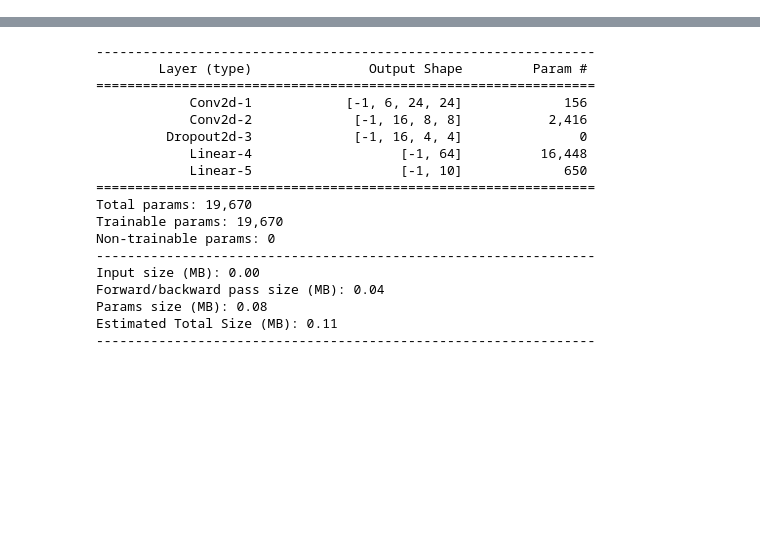
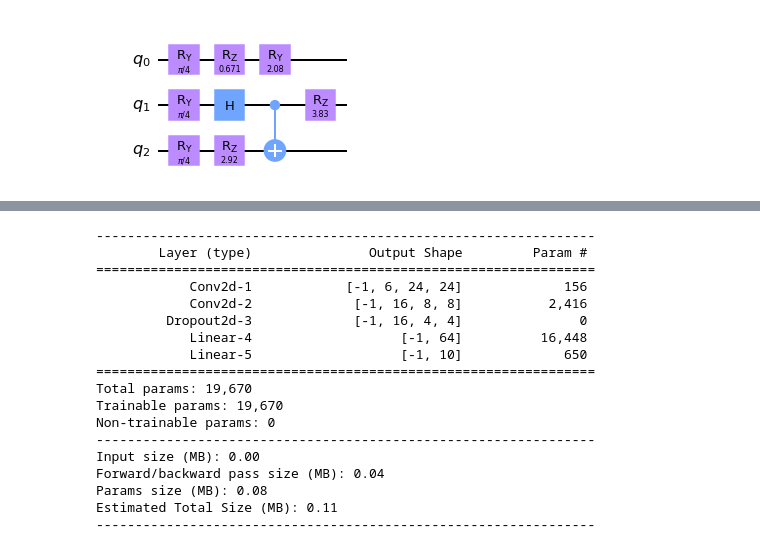
Before and after one commit to yh08037/quantum-neural-network, a Jupyter notebook: model2-conv/conv-dohun.ipynb, the cells around one changed output, grey strips where cells are left out. Saved outputs shown, nothing was run; the diff lists cells and outputs as text; code cells hidden in the pictures; blank space fills up the shorter version.

Commit message:
added generate_random_circuit() function

```diff
--- a/model2-conv/conv-dohun.ipynb
+++ b/model2-conv/conv-dohun.ipynb
@@ -16,3 +19,46 @@ from qiskit.visualization import *
+# %%
+def generate_random_circuit(circ, n_qubit, depth):
+
+    for i in range(n_qubit):
+        circ.ry(np.pi/4, i)
+
+    for d in range(depth):
+        # add random single qubit gates
+        for qubit in range(n_qubit):
+            random_n   = np.random.randint(0, 8)
+            random_rot = np.random.uniform(0, 2*np.pi)
+
+            if random_n == 0:
+                circ.rx(random_rot, qubit)
+            elif random_n == 1:
+                circ.ry(random_rot, qubit)
+            elif random_n == 2:
+                circ.rz(random_rot, qubit)
+            elif random_n == 3:
+                circ.h(qubit)
+            else:
+                pass
+
+        # add random double qubit gates
+        for src, dst in combinations(range(n_qubit), 2):
+            random_n = np.random.randint(0, 6)
+
+            if random_n == 0:
+                circ.cx(src, dst)
+            elif random_n == 1:
+                circ.cx(dst, src)
+            elif random_n == 2:
+                circ.swap(src, dst)
+            else:
+                pass
+
+    return circ
+# %%
+qc = qiskit.QuantumCircuit(3)
+qc = generate_random_circuit(qc, 3, 2)
+qc.draw('mpl')
+# %% [output]
+[figure, added]
 # %%
 class QuanvFilterCircuit:
     """
```
Also changed, not shown: parts of 3 cells of this notebook.
